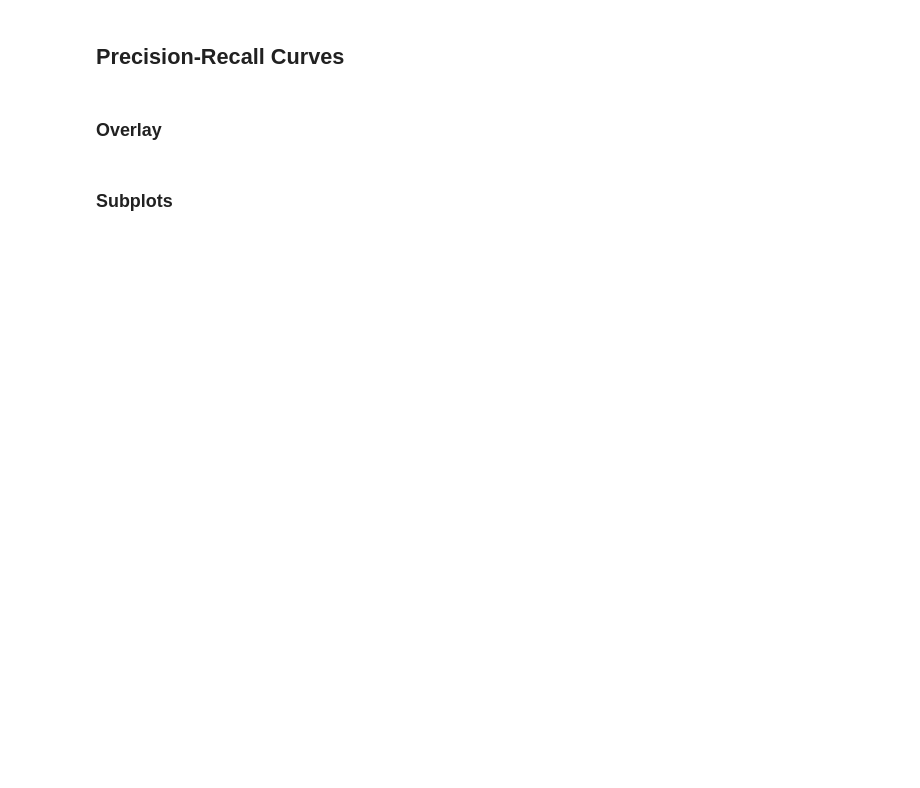
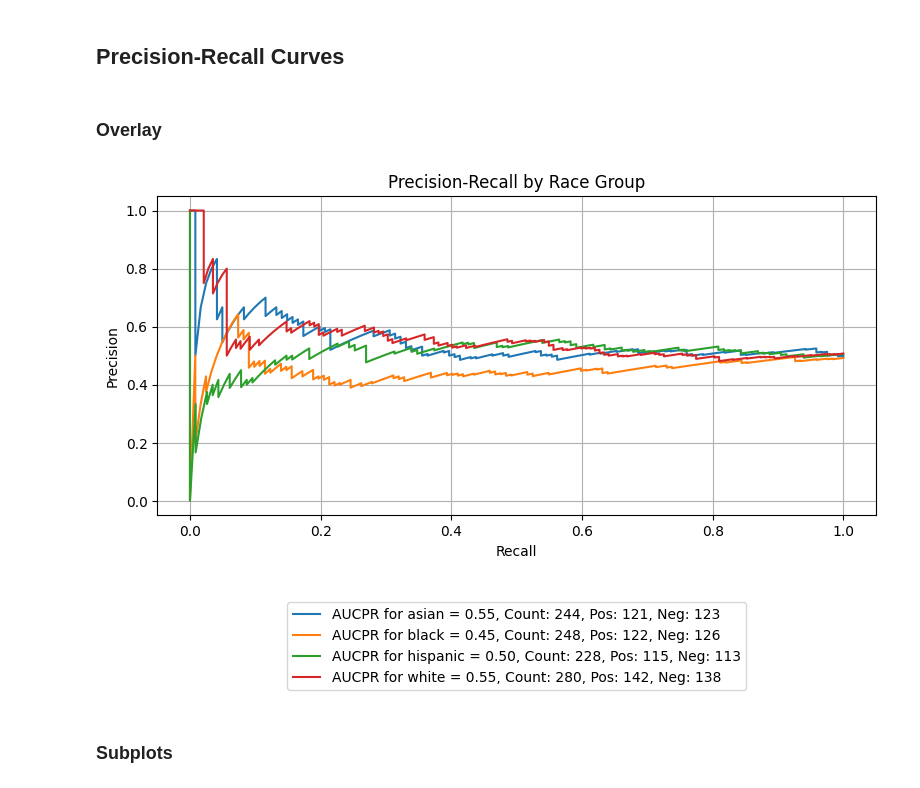
Before and after one commit to uclamii/equiboots, a Jupyter notebook: notebooks/equi_boots_plots.ipynb, the cells around one changed output. Drawn from its saved outputs; the diff is of its cells as text; code cells hidden in the pictures; blank space fills up the shorter version.

```diff
--- a/notebooks/equi_boots_plots.ipynb
+++ b/notebooks/equi_boots_plots.ipynb
@@ -85,10 +95,11 @@ eqb.eq_plot_group_curves(
 # %%
 eqb.eq_plot_group_curves(
     sliced_data,
     curve_type="pr",
     title="Precision-Recall by Race Group",
-    n_bins=10,
 )
+# %% [output]
+[figure, added]
 # %% [markdown]
 ### Subplots
 # %%
```
Also changed, not shown: parts of 20 cells of this notebook, 2 other files.
